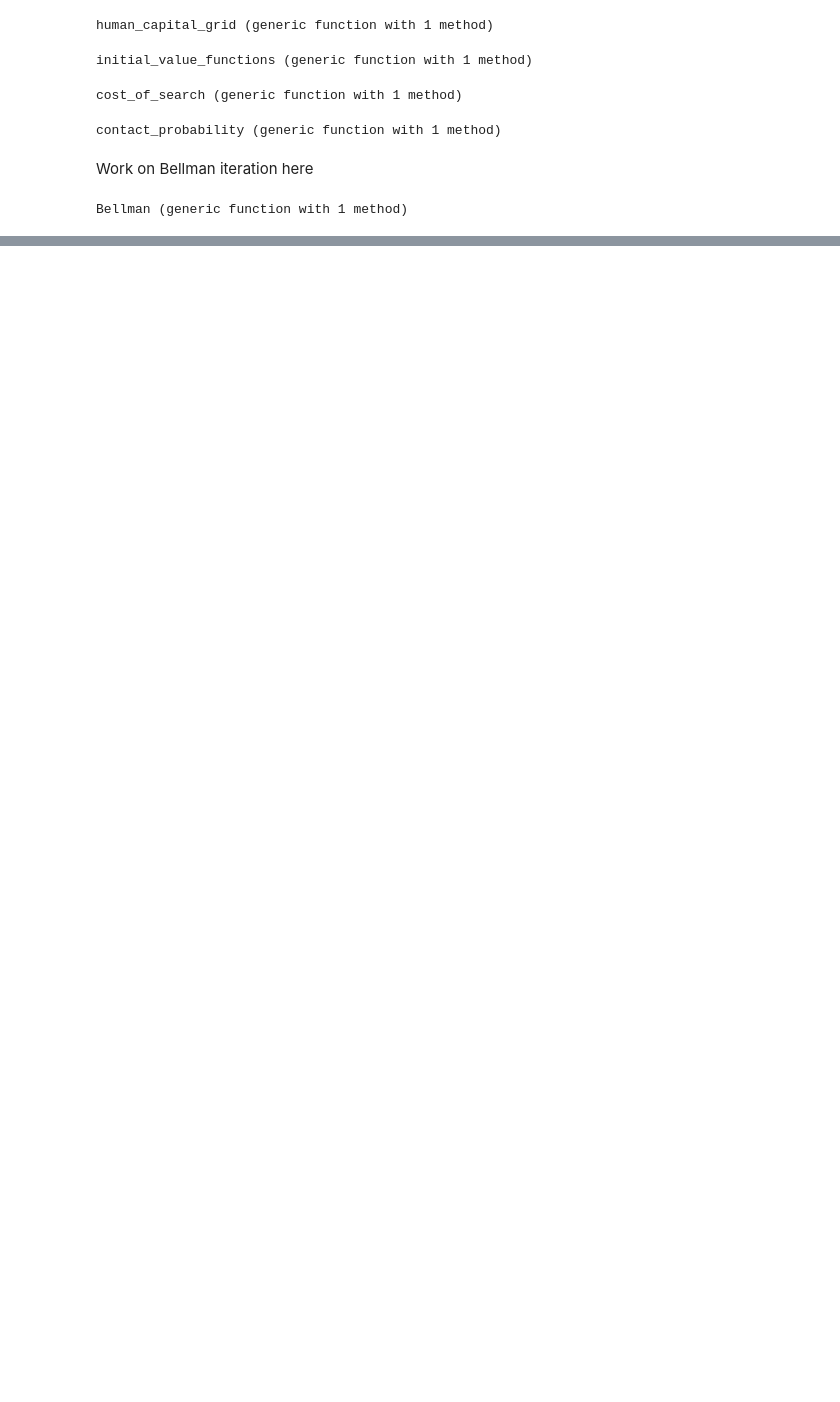
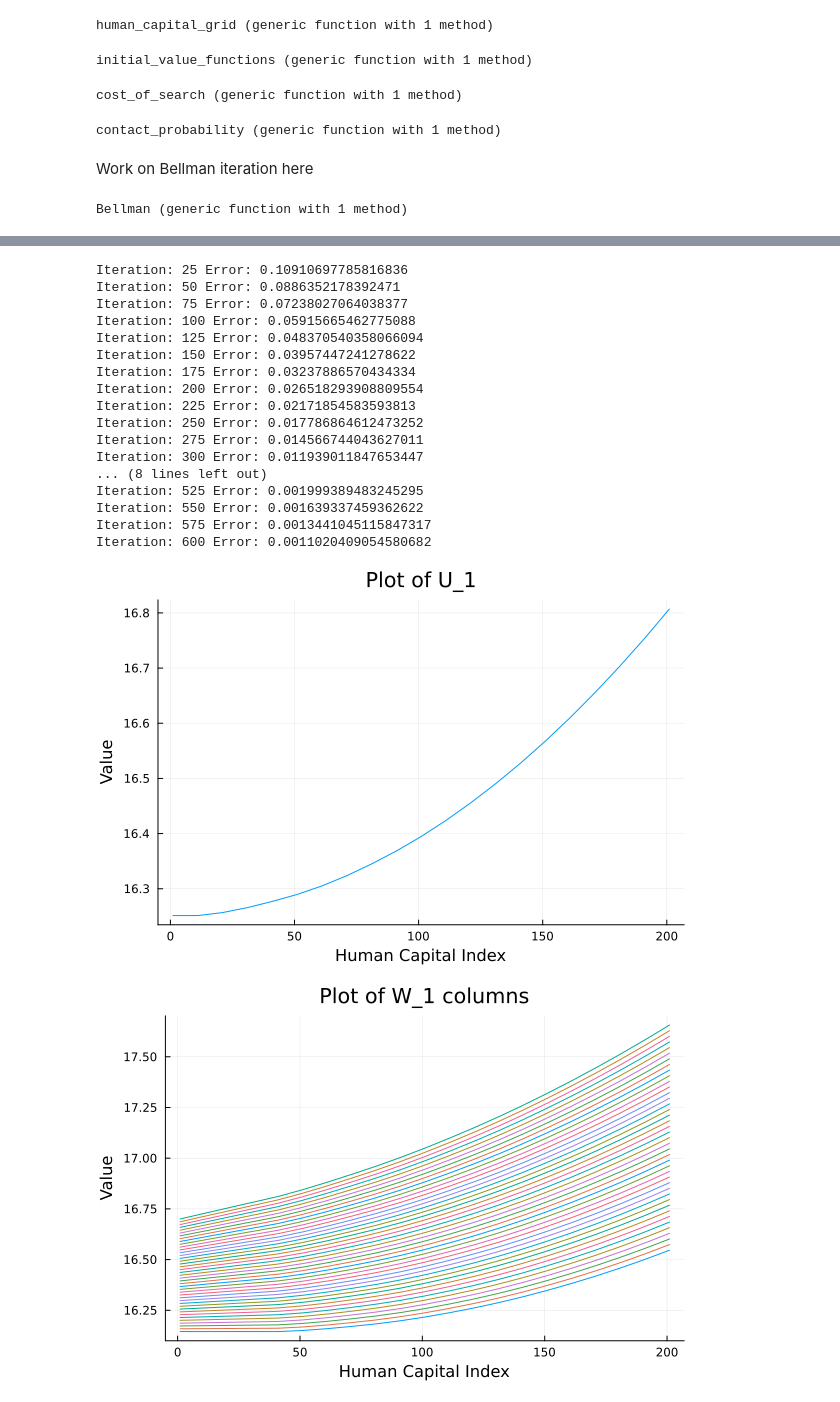
Before and after one commit to sgcbayli024/macro_labour, a Jupyter notebook: hw1_ls.ipynb, the cells around one changed output, grey strips where cells are left out. Saved outputs shown, nothing was run; the diff lists cells and outputs as text; code cells hidden in the pictures; blank space fills up the shorter version.

```diff
--- a/hw1_ls.ipynb
+++ b/hw1_ls.ipynb
@@ -308,13 +307,0 @@ Iteration: 625 Error: 0.001068284785137763
-# %%
-### Work in progress ###
-function draw_matrices(D)
-
-    number_of_workers, number_of_periods, seed = D[1], D[2], D[3]
-
-    Random.seed!(seed)
-
-    random_matrix = rand(number_of_workers, number_of_periods)
-
-    return random_matrix
-
-end
@@ -342,0 +346,3 @@ simulation = draw_matrices(Draw)
+# %%
+hc_initial, hc_newborn, sacked_prob, w_offers, death_prob, match_probs = draw_matrices(Draw, Sizes, Bounds, Losses, Params)
+#losses, deaths = draw_matrices(Draw, Sizes, Bounds, Losses, Params)
@@ -342,0 +351,14 @@ simulation = draw_matrices(Draw)
+# %%
+function initialise_matrices( D, S, B, L, P)
+    # Unpack the draw parameters
+    number_of_workers, number_of_periods = D[1], D[2]
+    # Initialise the employment matrix
+    employment_matrix = zeros(Int64, number_of_workers, number_of_periods)
+    # Initialise the wage matrix
+    wage_matrix = zeros(Float64, number_of_workers, number_of_periods)
+    # Initialise the human capital matrix
+    human_capital_matrix = zeros(Float64, number_of_workers, number_of_periods)
+
+    return employment_matrix, wage_matrix, human_capital_matrix
+
+end
@@ -342,0 +429,22 @@ simulation = draw_matrices(Draw)
+# %%
+employment_sim, wage_sim, hc_sim = sim(Draw, Sizes, Bounds, Losses, Params, 1e-3, 1000, 0.5)
+# %% [output]
+Iteration: 25 Error: 0.10910697785816836
+Iteration: 50 Error: 0.0886352178392471
+Iteration: 75 Error: 0.07238027064038377
+Iteration: 100 Error: 0.05915665462775088
+Iteration: 125 Error: 0.048370540358066094
+Iteration: 150 Error: 0.03957447241278622
+Iteration: 175 Error: 0.03237886570434334
+Iteration: 200 Error: 0.026518293908809554
+Iteration: 225 Error: 0.02171854583593813
+Iteration: 250 Error: 0.017786864612473252
+Iteration: 275 Error: 0.014566744043627011
+Iteration: 300 Error: 0.011939011847653447
+... (8 lines left out)
+Iteration: 525 Error: 0.001999389483245295
+Iteration: 550 Error: 0.001639337459362622
+Iteration: 575 Error: 0.0013441045115847317
+Iteration: 600 Error: 0.0011020409054580682
+[figure, added]
+[figure, added]
```
Also changed, not shown: parts of 11 cells of this notebook.
